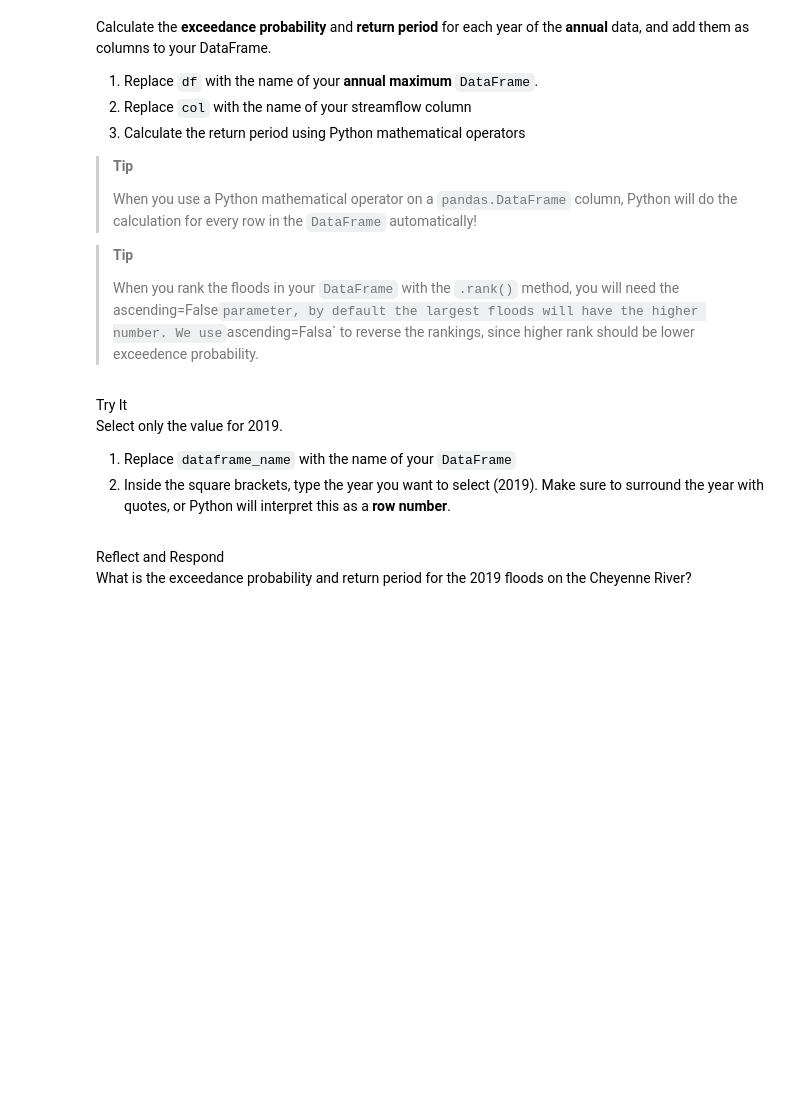
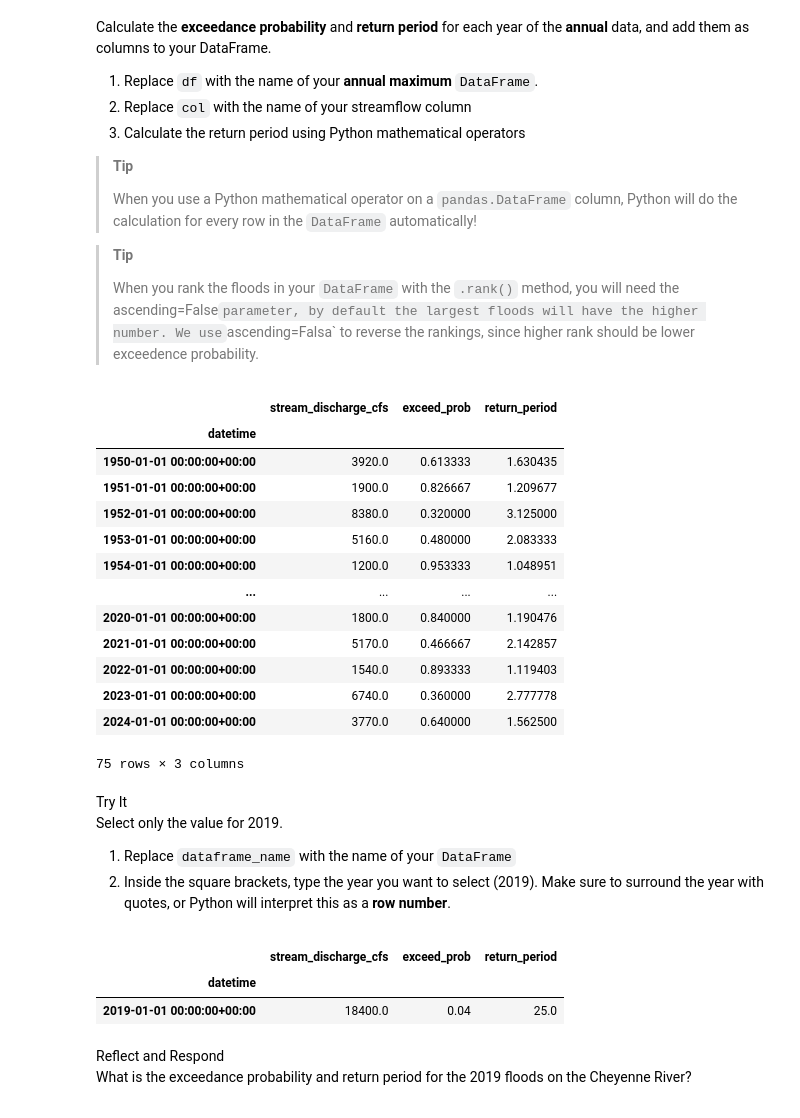
Before and after one commit to cu-esiil-edu/02-flood-rachelsadler, a Jupyter notebook: notebooks/flood-04-frequency.ipynb, the cells around one changed output. Cells and saved outputs as stored; diff of their text form; code cells hidden in the pictures; blank space fills up the shorter version.

```diff
--- a/notebooks/flood-04-frequency.ipynb
+++ b/notebooks/flood-04-frequency.ipynb
@@ -205,3 +205,5 @@ attribute to show that you would like all dates after a certain value,
 e.g. <code>'1950':</code></p></div></div>
 # %%
 # Select data from after dam construction
+yearlymax_post1950=yearlymax.loc['1950':]
+yearlymax_post1950
@@ -234,10 +251,26 @@ column</li>
 > to reverse the rankings, since higher rank should be lower exceedence
 > probability.
 # %%
-df['exceed_prob'] = (df.rank(ascending=False).col / len(df))
-df['return_period'] =
+peaks_df=yearlymax_post1950.copy()
+peaks_df['exceed_prob'] = (peaks_df.rank(ascending=False).stream_discharge_cfs / len(peaks_df))
+peaks_df['return_period'] = 1/peaks_df.exceed_prob
 
 peaks_df
+# %% [output]
+|  | stream_discharge_cfs | exceed_prob | return_period |
+| datetime |  |  |  |
+| 1950-01-01 00:00:00+00:00 | 3920.0 | 0.613333 | 1.630435 |
+| 1951-01-01 00:00:00+00:00 | 1900.0 | 0.826667 | 1.209677 |
+| 1952-01-01 00:00:00+00:00 | 8380.0 | 0.320000 | 3.125000 |
+| 1953-01-01 00:00:00+00:00 | 5160.0 | 0.480000 | 2.083333 |
+| 1954-01-01 00:00:00+00:00 | 1200.0 | 0.953333 | 1.048951 |
+| ... | ... | ... | ... |
+| 2020-01-01 00:00:00+00:00 | 1800.0 | 0.840000 | 1.190476 |
+| 2021-01-01 00:00:00+00:00 | 5170.0 | 0.466667 | 2.142857 |
+| 2022-01-01 00:00:00+00:00 | 1540.0 | 0.893333 | 1.119403 |
+| 2023-01-01 00:00:00+00:00 | 6740.0 | 0.360000 | 2.777778 |
+| 2024-01-01 00:00:00+00:00 | 3770.0 | 0.640000 | 1.562500 |
+75 rows × 3 columns
 # %% [markdown]
 <link rel="stylesheet" type="text/css" href="./assets/styles.css"><div class="callout callout-style-default callout-titled callout-task"><div class="callout-header"><div class="callout-icon-container"><i class="callout-icon"></i></div><div class="callout-title-container flex-fill">Try It</div></div><div class="callout-body-container callout-body"><p>Select only the value for 2019.</p>
 <ol type="1">
@@ -248,7 +281,11 @@ Make sure to surround the year with quotes, or Python will interpret
 this as a <strong>row number</strong>.</li>
 </ol></div></div>
 # %%
-dataframe_name.loc[]
+peaks_df.loc['2019']
+# %% [output]
+|  | stream_discharge_cfs | exceed_prob | return_period |
+| datetime |  |  |  |
+| 2019-01-01 00:00:00+00:00 | 18400.0 | 0.04 | 25.0 |
 # %% [markdown]
 <link rel="stylesheet" type="text/css" href="./assets/styles.css"><div class="callout callout-style-default callout-titled callout-respond"><div class="callout-header"><div class="callout-icon-container"><i class="callout-icon"></i></div><div class="callout-title-container flex-fill">Reflect and Respond</div></div><div class="callout-body-container callout-body"><p>What is the exceedance probability and return period for the 2019
 floods on the Cheyenne River?</p></div></div>
```
Also changed, not shown: parts of 2 cells of this notebook, 3 other files.
